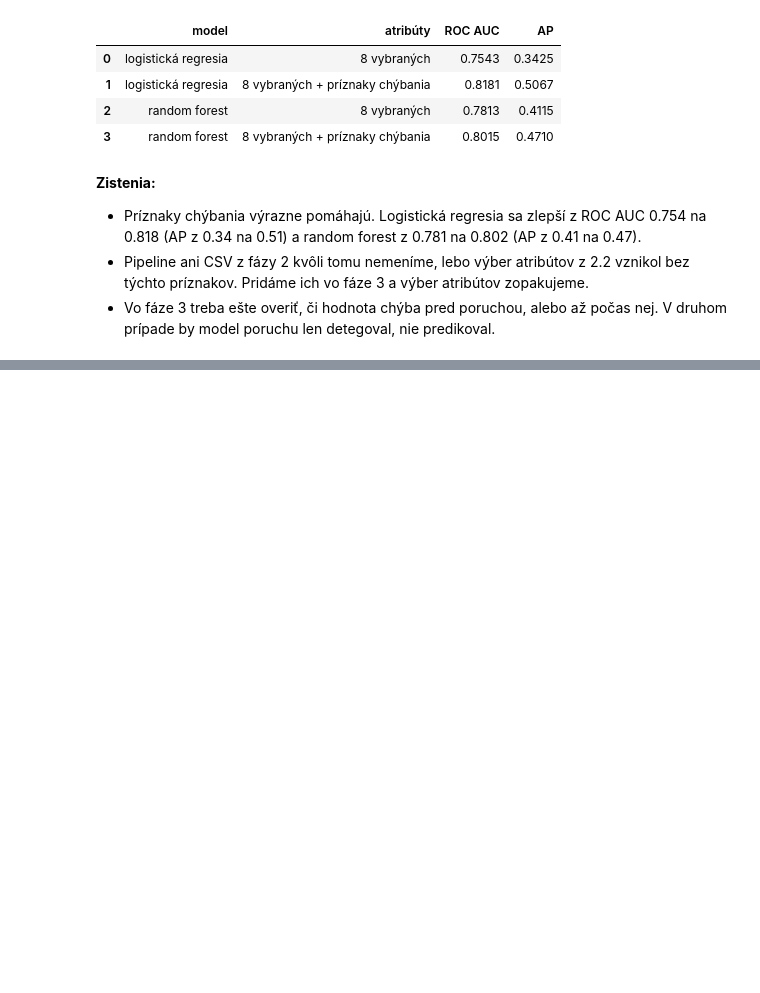
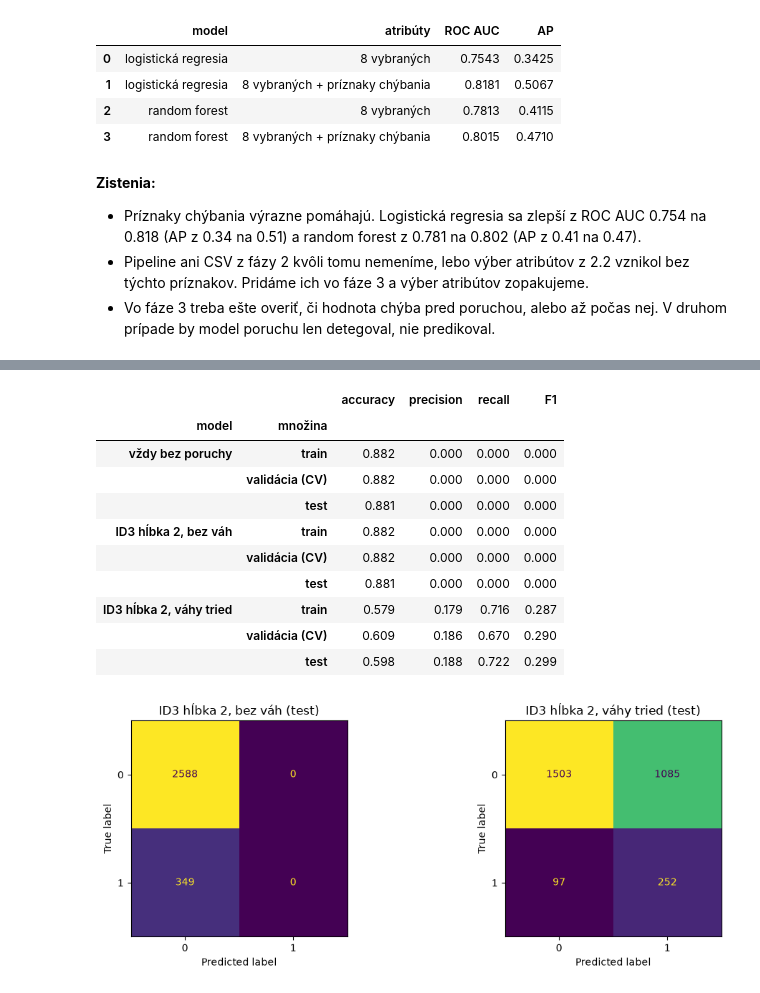
Before and after one commit to deno555/iau_projekt, a Jupyter notebook: IAU_projekt.ipynb, the cells around one changed output, grey strips where cells are left out. Drawn from its saved outputs; the diff is of its cells as text; code cells hidden in the pictures; blank space fills up the shorter version.

```diff
--- a/IAU_projekt.ipynb
+++ b/IAU_projekt.ipynb
@@ -1879,0 +2118,45 @@ display(pd.DataFrame(riadky_ch).round(4))
+# %%
+METRIKY = {"accuracy": "accuracy", "precision": make_scorer(precision_score, zero_division=0),
+           "recall": "recall", "F1": "f1"}
+
+def vyhodnot(modely):
+    # metriky na train, v krížovej validácii po jednotkách na train a na test
+    riadky = []
+    for nazov, model in modely.items():
+        cv = cross_validate(clone(model), X_train_raw, y_train, cv=delenia_cv, scoring=METRIKY)
+        for mnozina, X, y in [("train", X_train_raw, y_train), ("validácia (CV)", None, None),
+                              ("test", X_test_raw, y_test)]:
+            if X is None:
+                hodnoty = {m: cv[f"test_{m}"].mean() for m in METRIKY}
+            else:
+                pred = model.predict(X)
+                hodnoty = {"accuracy": accuracy_score(y, pred), "precision": precision_score(y, pred, zero_division=0),
+                           "recall": recall_score(y, pred), "F1": f1_score(y, pred)}
+            riadky.append({"model": nazov, "množina": mnozina, **hodnoty})
+    return pd.DataFrame(riadky).set_index(["model", "množina"])
+
+trivialny = Pipeline([("predspracovanie", zostav_pipeline(None, vybrane_atributy)),
+                      ("model", DummyClassifier(strategy="most_frequent"))]).fit(X_train_raw, y_train)
+vysledky_31 = vyhodnot({"vždy bez poruchy": trivialny,
+                        "ID3 hĺbka 2, bez váh": id3_d2[None],
+                        "ID3 hĺbka 2, váhy tried": id3_d2["balanced"]})
+display(vysledky_31.round(3))
+
+fig, axes = plt.subplots(1, 2, figsize=(11, 4))
+for ax, (nazov, pipe) in zip(axes, [("bez váh", id3_d2[None]), ("váhy tried", id3_d2["balanced"])]):
+    ConfusionMatrixDisplay.from_predictions(y_test, pipe.predict(X_test_raw), ax=ax, colorbar=False)
+    ax.set_title(f"ID3 hĺbka 2, {nazov} (test)")
+plt.tight_layout(); plt.show()
+# %% [output]
+|  |  | accuracy | precision | recall | F1 |
+| model | množina |  |  |  |  |
+| vždy bez poruchy | train | 0.882 | 0.000 | 0.000 | 0.000 |
+|  | validácia (CV) | 0.882 | 0.000 | 0.000 | 0.000 |
+|  | test | 0.881 | 0.000 | 0.000 | 0.000 |
+| ID3 hĺbka 2, bez váh | train | 0.882 | 0.000 | 0.000 | 0.000 |
+|  | validácia (CV) | 0.882 | 0.000 | 0.000 | 0.000 |
+|  | test | 0.881 | 0.000 | 0.000 | 0.000 |
+| ID3 hĺbka 2, váhy tried | train | 0.579 | 0.179 | 0.716 | 0.287 |
+|  | validácia (CV) | 0.609 | 0.186 | 0.670 | 0.290 |
+|  | test | 0.598 | 0.188 | 0.722 | 0.299 |
+[figure, added]
```
Also changed, not shown: parts of 21 cells of this notebook.
